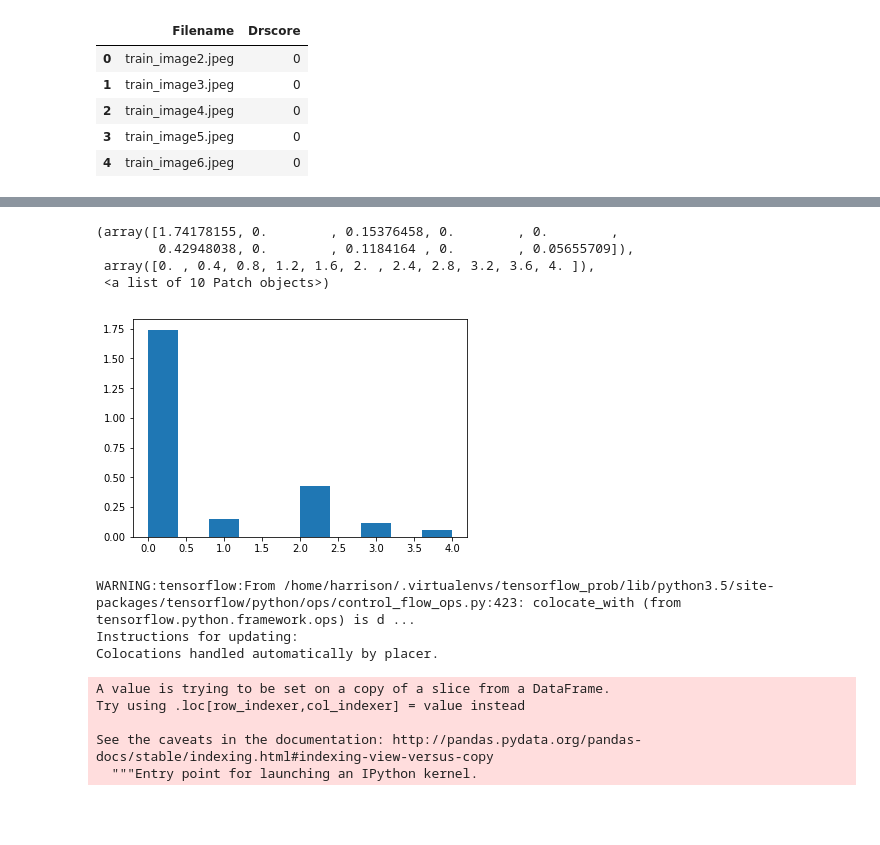
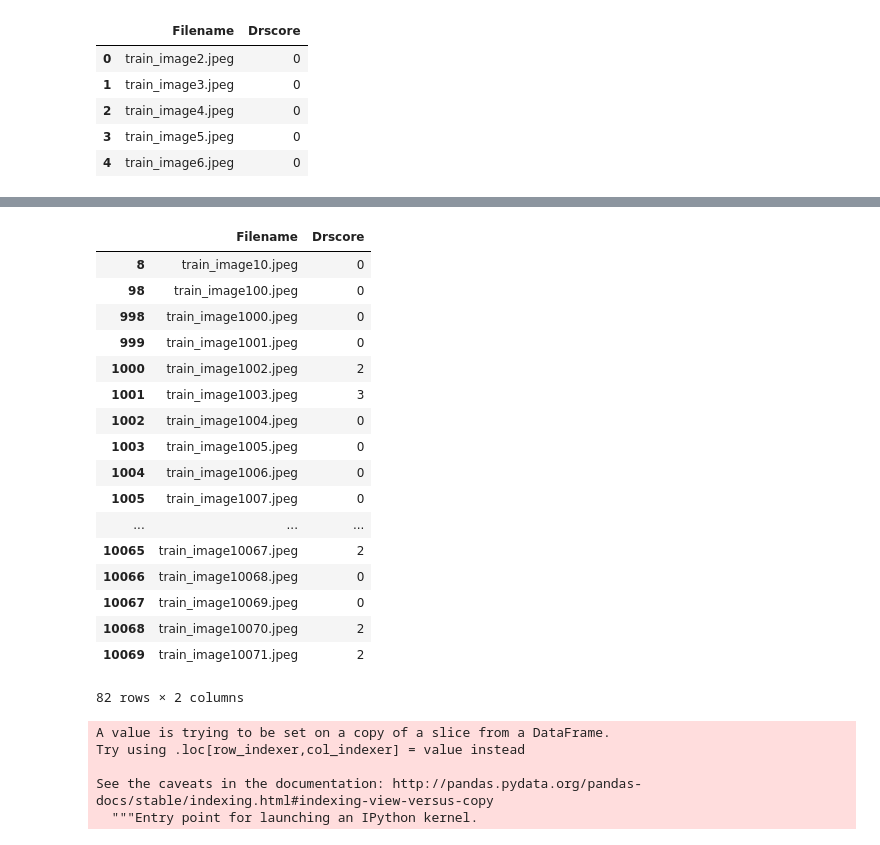
Before and after one commit to harrisonnguyen/diabetes_retinopathy_kaggle, a Jupyter notebook: test.ipynb, the cells around one changed output, grey strips where cells are left out. Saved outputs shown, nothing was run; the diff lists cells and outputs as text; code cells hidden in the pictures; blank space fills up the shorter version.

```diff
--- a/test.ipynb
+++ b/test.ipynb
@@ -20,0 +24,27 @@ df = pd.read_csv("dataset/training-labels.csv")
+# %%
+batch_size = 8
+df = pd.read_csv("dataset/training-labels.csv")
+training_dir = "dataset/output_combined2"
+df['Filename'] = df['Filename'].apply(change_file_ext)
+
+
+#3 using subset of training data
+data_root = pathlib.Path(training_dir)
+all_image_paths = list(data_root.glob('*/*'))
+all_image_paths = [str(path).split("/")[-1] for path in data_root.iterdir()]
+df = df[df['Filename'].isin(all_image_paths)]
+
+df['Filename'] = training_dir+"/"+df['Filename'].astype(str)
+train_ind,val_ind = train_test_split(df.index.values,test_size=0.2,random_state=42)
+
+generator = preprocess.tfdata_generator(df['Filename'][train_ind].values,
+                                    df['Drscore'][train_ind].values,
+                                    is_training=True,
+                                    buffer_size=len(train_ind),
+                                    batch_size=batch_size)
+
+validation_generator = preprocess.tfdata_generator(df['Filename'][val_ind].values,
+                                    df['Drscore'][val_ind].values,
+                                    is_training=False,
+                                    buffer_size=len(val_ind),
+                                    batch_size=batch_size)
@@ -88,21 +80,9 @@ plt.hist(df["Drscore"],density=True)
-# %%
-plt.hist(df["Drscore"][val_ind],density=True)
-# %% [output]
-(array([1.74178155, 0.        , 0.15376458, 0.        , 0.        ,
-        0.42948038, 0.        , 0.1184164 , 0.        , 0.05655709]),
- array([0. , 0.4, 0.8, 1.2, 1.6, 2. , 2.4, 2.8, 3.2, 3.6, 4. ]),
- <a list of 10 Patch objects>)
-[figure, removed]
 # %%
 data_root = pathlib.Path('dataset/output_combined2')
 # %%
 all_image_paths = list(data_root.glob('*/*'))
-all_image_paths = [str(path) for path in data_root.iterdir()]
+all_image_paths = [str(path).split("/")[-1] for path in data_root.iterdir()]
 img_path = all_image_paths[-1]
 img_raw = tf.read_file(img_path)
 img_tensor = tf.image.decode_image(img_raw)
-# %% [output]
-WARNING:tensorflow:From /home/harrison/.virtualenvs/tensorflow_prob/lib/python3.5/site-packages/tensorflow/python/ops/control_flow_ops.py:423: colocate_with (from tensorflow.python.framework.ops) is d ...
-Instructions for updating:
-Colocations handled automatically by placer.
 # %%
@@ -110,4 +90,25 @@ all_image_files = [ele.split("/")[-1] for ele in all_image_paths]
 sub_df = df[df['Filename'].isin(all_image_files)]
+# %%
+sub_df
+# %% [output]
+|  | Filename | Drscore |
+| 8 | train_image10.jpeg | 0 |
+| 98 | train_image100.jpeg | 0 |
+| 998 | train_image1000.jpeg | 0 |
+| 999 | train_image1001.jpeg | 0 |
+| 1000 | train_image1002.jpeg | 2 |
+| 1001 | train_image1003.jpeg | 3 |
+| 1002 | train_image1004.jpeg | 0 |
+| 1003 | train_image1005.jpeg | 0 |
+| 1004 | train_image1006.jpeg | 0 |
+| 1005 | train_image1007.jpeg | 0 |
+| ... | ... | ... |
+| 10065 | train_image10067.jpeg | 2 |
+| 10066 | train_image10068.jpeg | 0 |
+| 10067 | train_image10069.jpeg | 0 |
+| 10068 | train_image10070.jpeg | 2 |
+| 10069 | train_image10071.jpeg | 2 |
+82 rows × 2 columns
 # %%
 sub_df['Filename'] = 'dataset/output_combined2/' + sub_df['Filename'].astype(str)
 # %% [output]
```
Also changed, not shown: parts of 10 cells of this notebook, 3 other files.
